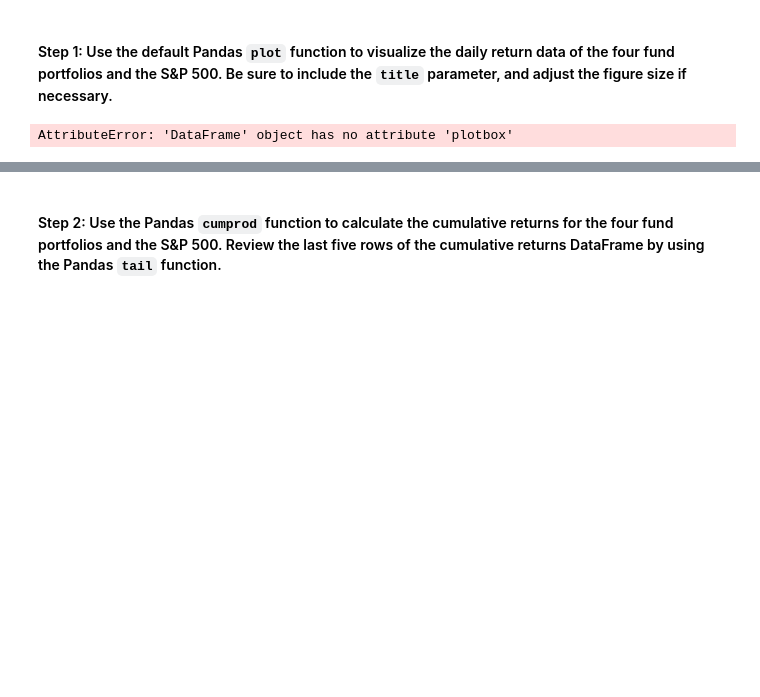
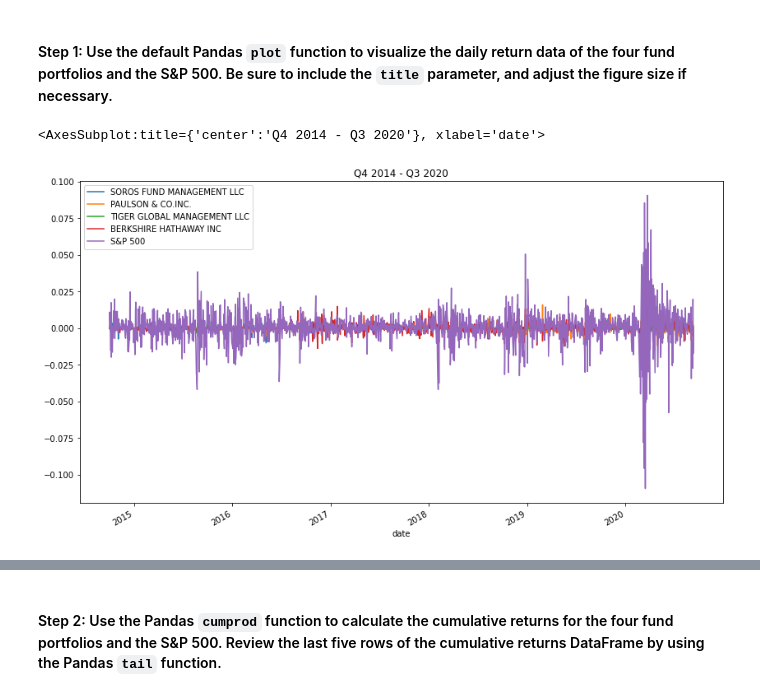
Before and after one commit to emorytk/FinTech-Class_C04_emorytk, a Jupyter notebook: risk_return_analysis.ipynb, the cells around one changed output, grey strips where cells are left out. Drawn from its saved outputs; the diff is of its cells as text; code cells hidden in the pictures; blank space fills up the shorter version.

```diff
--- a/risk_return_analysis.ipynb
+++ b/risk_return_analysis.ipynb
@@ -200,8 +184,10 @@ Analyze the data to determine if any of the portfolios outperform the broader st
 # %% [markdown]
 #### Step 1:  Use the default Pandas `plot` function to visualize the daily return data of the four fund portfolios and the S&P 500. Be sure to include the `title` parameter, and adjust the figure size if necessary.
 # %%
-# Plot the daily return data of the 4 funds and the S&P 500
+# Plot the daily return data of the 4 funds and the S&P 500. HOW DO I DO % SEPARATE GRAPHS???
 # Inclue a title parameter and adjust the figure size
-daily_returns_df.plotbox(figsize=(14,5), title="Q4 2014 - Q3 2020 for Soros, Paulson, Tiger, Berkshire, SP500", color="blue")
+daily_returns_df.loc['2014-10-01' : '2020-09-11'].plot(
+    legend=True, figsize=(14,8), title="Q4 2014 - Q3 2020")
 # %% [output]
-AttributeError: 'DataFrame' object has no attribute 'plotbox'
+<AxesSubplot:title={'center':'Q4 2014 - Q3 2020'}, xlabel='date'>
+[figure, added]
```
Also changed, not shown: parts of 15 cells of this notebook.
